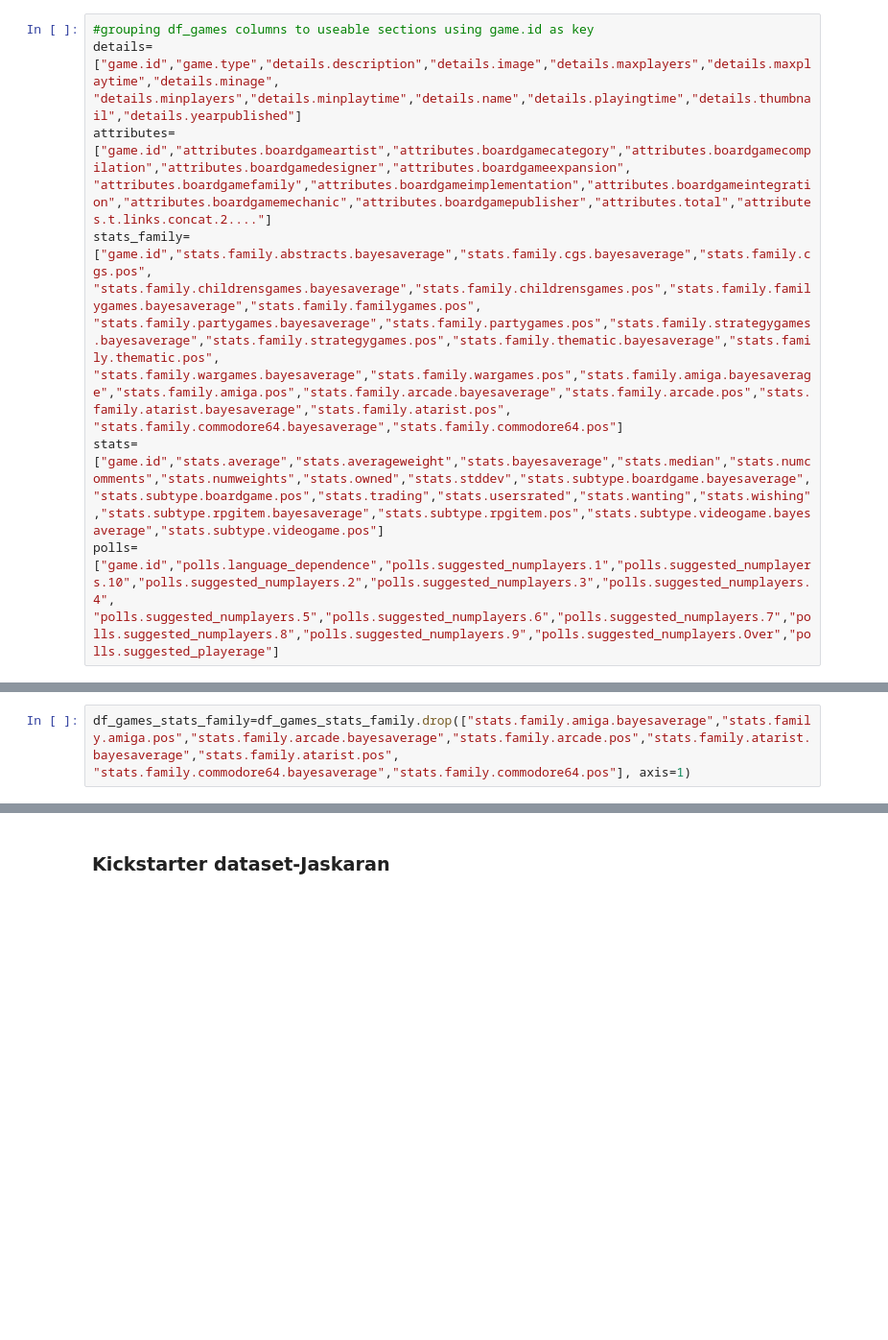
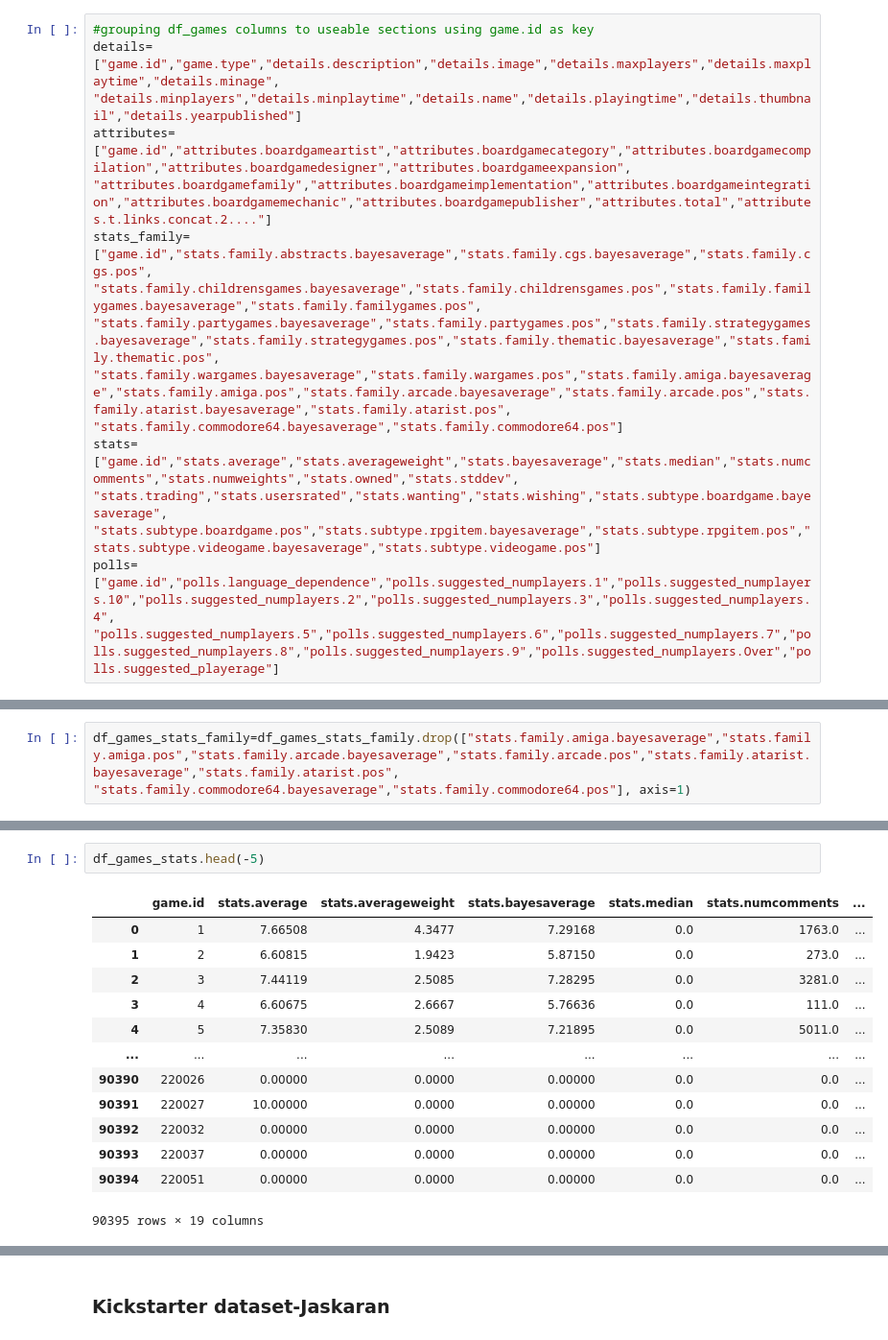
Before and after one commit to laurabrin/BoardGameRatings, a Jupyter notebook: BoardGameRatings.ipynb, the cells around one changed output, grey strips where cells are left out. Shown at 96% size. Drawn from its saved outputs; the diff is of its cells as text; blank space fills up the shorter version.

Commit message:
game features part 2

```diff
--- a/BoardGameRatings.ipynb
+++ b/BoardGameRatings.ipynb
@@ -52,8 +52,8 @@ stats_family=["game.id","stats.family.abstracts.bayesaverage","stats.family.cgs.
 "stats.family.partygames.bayesaverage","stats.family.partygames.pos","stats.family.strategygames.bayesaverage","stats.family.strategygames.pos","stats.family.thematic.bayesaverage","stats.family.thematic.pos",
 "stats.family.wargames.bayesaverage","stats.family.wargames.pos","stats.family.amiga.bayesaverage","stats.family.amiga.pos","stats.family.arcade.bayesaverage","stats.family.arcade.pos","stats.family.atarist.bayesaverage","stats.family.atarist.pos",
 "stats.family.commodore64.bayesaverage","stats.family.commodore64.pos"]
-stats=["game.id","stats.average","stats.averageweight","stats.bayesaverage","stats.median","stats.numcomments","stats.numweights","stats.owned","stats.stddev","stats.subtype.boardgame.bayesaverage",
-"stats.subtype.boardgame.pos","stats.trading","stats.usersrated","stats.wanting","stats.wishing","stats.subtype.rpgitem.bayesaverage","stats.subtype.rpgitem.pos","stats.subtype.videogame.bayesaverage","stats.subtype.videogame.pos"]
+stats=["game.id","stats.average","stats.averageweight","stats.bayesaverage","stats.median","stats.numcomments","stats.numweights","stats.owned","stats.stddev", "stats.trading","stats.usersrated","stats.wanting","stats.wishing","stats.subtype.boardgame.bayesaverage",
+"stats.subtype.boardgame.pos","stats.subtype.rpgitem.bayesaverage","stats.subtype.rpgitem.pos","stats.subtype.videogame.bayesaverage","stats.subtype.videogame.pos"]
 polls=["game.id","polls.language_dependence","polls.suggested_numplayers.1","polls.suggested_numplayers.10","polls.suggested_numplayers.2","polls.suggested_numplayers.3","polls.suggested_numplayers.4",
 "polls.suggested_numplayers.5","polls.suggested_numplayers.6","polls.suggested_numplayers.7","polls.suggested_numplayers.8","polls.suggested_numplayers.9","polls.suggested_numplayers.Over","polls.suggested_playerage"]
 # %%
@@ -145,0 +252,16 @@ df_games_stats_family.describe()
+# %%
+df_games_stats.head(-5)
+# %% [output]
+|  | game.id | stats.average | stats.averageweight | stats.bayesaverage | stats.median | stats.numcomments | ... |
+| 0 | 1 | 7.66508 | 4.3477 | 7.29168 | 0.0 | 1763.0 | ... |
+| 1 | 2 | 6.60815 | 1.9423 | 5.87150 | 0.0 | 273.0 | ... |
+| 2 | 3 | 7.44119 | 2.5085 | 7.28295 | 0.0 | 3281.0 | ... |
+| 3 | 4 | 6.60675 | 2.6667 | 5.76636 | 0.0 | 111.0 | ... |
+| 4 | 5 | 7.35830 | 2.5089 | 7.21895 | 0.0 | 5011.0 | ... |
+| ... | ... | ... | ... | ... | ... | ... | ... |
+| 90390 | 220026 | 0.00000 | 0.0000 | 0.00000 | 0.0 | 0.0 | ... |
+| 90391 | 220027 | 10.00000 | 0.0000 | 0.00000 | 0.0 | 0.0 | ... |
+| 90392 | 220032 | 0.00000 | 0.0000 | 0.00000 | 0.0 | 0.0 | ... |
+| 90393 | 220037 | 0.00000 | 0.0000 | 0.00000 | 0.0 | 0.0 | ... |
+| 90394 | 220051 | 0.00000 | 0.0000 | 0.00000 | 0.0 | 0.0 | ... |
+90395 rows × 19 columns
```
Also changed, not shown: parts of 24 cells of this notebook.
